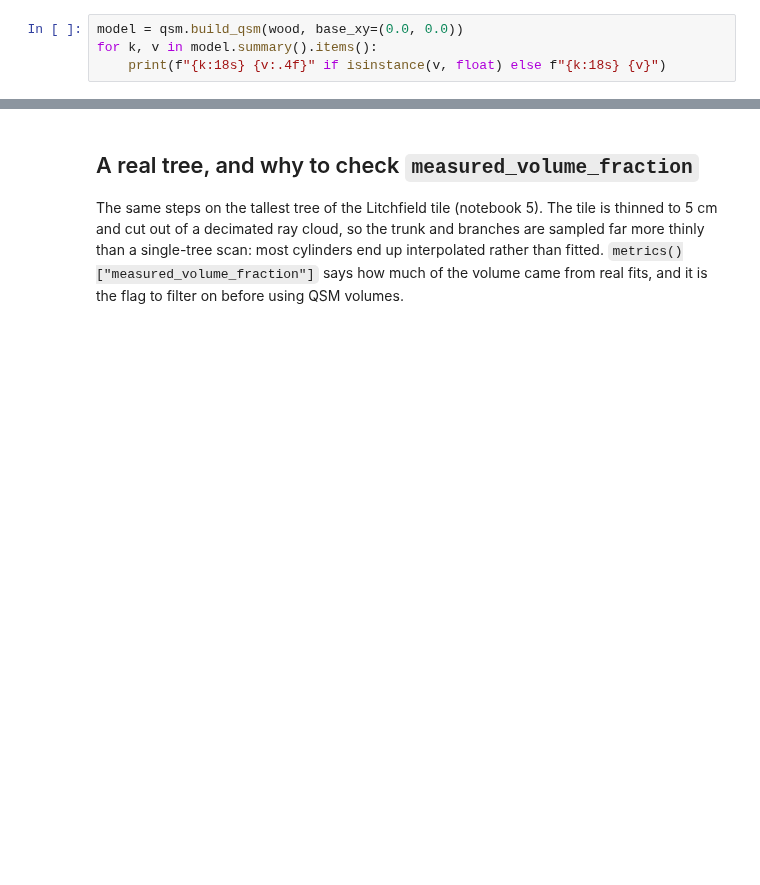
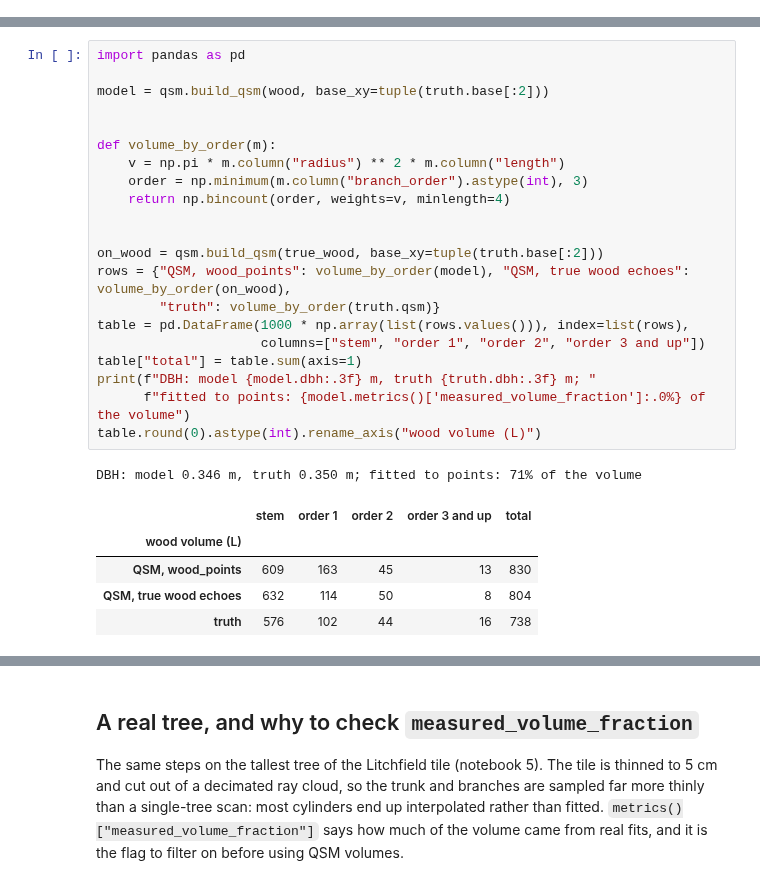
Before and after one commit to UQ-EORC/Sylva, a Jupyter notebook: docs/examples/06_qsm.ipynb, the cells around one changed output, grey strips where cells are left out. Cells and saved outputs as stored; diff of their text form; blank space fills up the shorter version.

```diff
--- a/docs/examples/06_qsm.ipynb
+++ b/docs/examples/06_qsm.ipynb
@@ -55,4 +83,0 @@ ax[1].set(title="Points kept by wood_points", aspect="equal", xlabel="x (m)");
-# %%
-model = qsm.build_qsm(wood, base_xy=(0.0, 0.0))
-for k, v in model.summary().items():
-    print(f"{k:18s} {v:.4f}" if isinstance(v, float) else f"{k:18s} {v}")
@@ -74,0 +95,28 @@ stem volume: model 0.579 m3, truth 0.577 m3;  DBH: model 0.337 m, truth 0.35 m
+# %%
+import pandas as pd
+
+model = qsm.build_qsm(wood, base_xy=tuple(truth.base[:2]))
+
+
+def volume_by_order(m):
+    v = np.pi * m.column("radius") ** 2 * m.column("length")
+    order = np.minimum(m.column("branch_order").astype(int), 3)
+    return np.bincount(order, weights=v, minlength=4)
+
+
+on_wood = qsm.build_qsm(true_wood, base_xy=tuple(truth.base[:2]))
+rows = {"QSM, wood_points": volume_by_order(model), "QSM, true wood echoes": volume_by_order(on_wood),
+        "truth": volume_by_order(truth.qsm)}
+table = pd.DataFrame(1000 * np.array(list(rows.values())), index=list(rows),
+                     columns=["stem", "order 1", "order 2", "order 3 and up"])
+table["total"] = table.sum(axis=1)
+print(f"DBH: model {model.dbh:.3f} m, truth {truth.dbh:.3f} m; "
+      f"fitted to points: {model.metrics()['measured_volume_fraction']:.0%} of the volume")
+table.round(0).astype(int).rename_axis("wood volume (L)")
+# %% [output]
+DBH: model 0.346 m, truth 0.350 m; fitted to points: 71% of the volume
+|  | stem | order 1 | order 2 | order 3 and up | total |
+| wood volume (L) |  |  |  |  |  |
+| QSM, wood_points | 609 | 163 | 45 | 13 | 830 |
+| QSM, true wood echoes | 632 | 114 | 50 | 8 | 804 |
+| truth | 576 | 102 | 44 | 16 | 738 |
```
Also changed, not shown: parts of 17 cells of this notebook, 18 other files.
